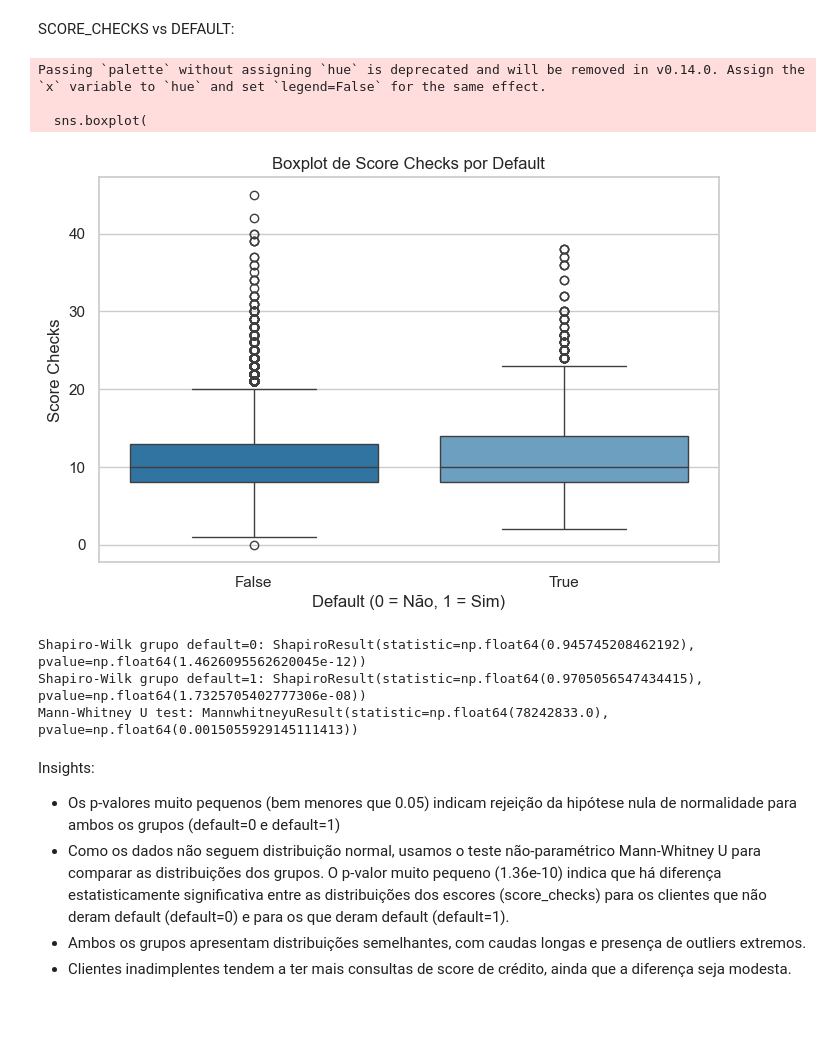
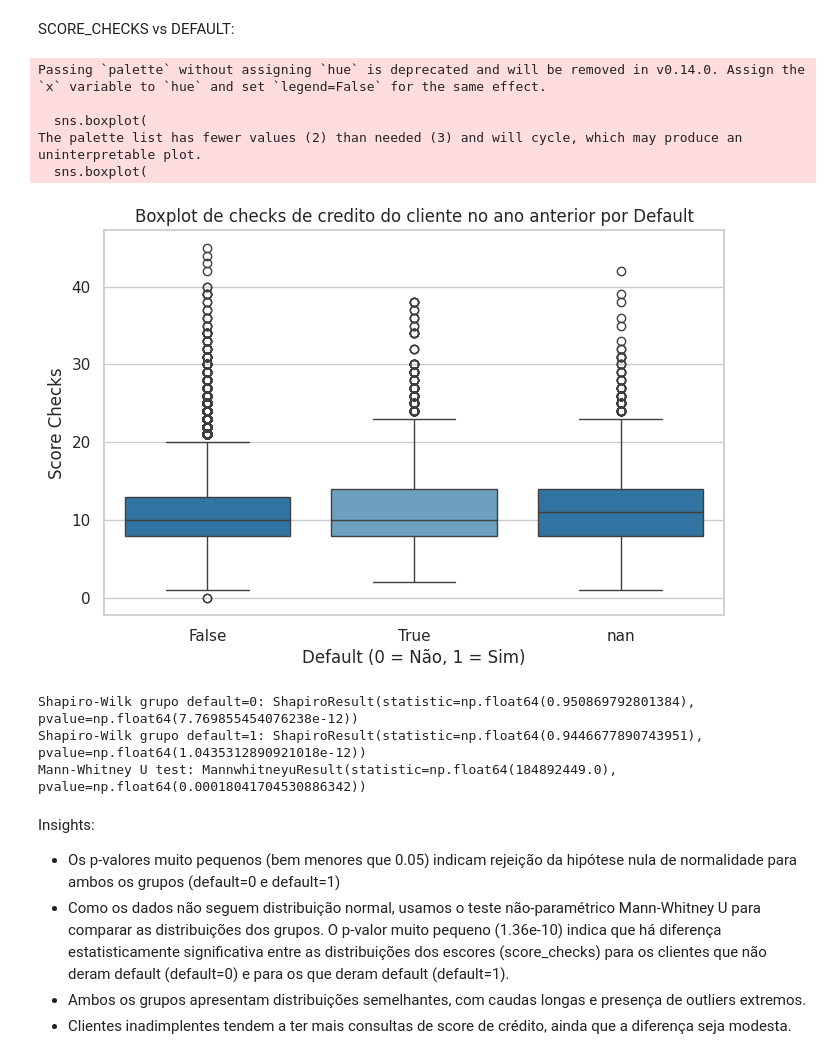
Before and after one commit to josieleferreira/credito_fintech, a Jupyter notebook: notebooks/EDA.ipynb, the cells around one changed output. Drawn from its saved outputs; the diff is of its cells as text; code cells hidden in the pictures; blank space fills up the shorter version.

```diff
--- a/notebooks/EDA.ipynb
+++ b/notebooks/EDA.ipynb
@@ -889,10 +874,10 @@ ________________________________________________________________________________
 _____________________________________________________________________________________________________________________________________________________________________________________________________________________________________________________
 # %%
 # Merge 1: Combina df_train com df_target
-merged_1 = pd.merge(df_train, df_target, on='ids', how='inner')
+merged_1 = pd.merge(df_train, df_target, on='ids', how='left')
 
 # Merge 2: Combina o resultado anterior com df_estruturado
-df_unique = pd.merge(merged_1, df_estruturado, on='ids', how='inner')
+df_unique = pd.merge(merged_1, df_estruturado, on='ids', how='left')
 # %%
 pd.set_option('display.max_columns', None)
 df_unique.head(1)
@@ -1114,23 +1095,25 @@ SCORE_CHECKS vs DEFAULT:
 # %%
 # Configuração de estilo
 sns.set(style="whitegrid")
 
 plt.figure(figsize=(8, 5))
 sns.boxplot(
     data=df_unique,
     x='default',
     y='score_checks',
     palette=['#1f77b4', '#5fa2ce']
 )
-plt.title("Boxplot de Score Checks por Default")
+plt.title("Boxplot de checks de credito do cliente no ano anterior por Default")
 plt.xlabel("Default (0 = Não, 1 = Sim)")
 plt.ylabel("Score Checks")
 plt.show()
 # %% [output]
 Passing `palette` without assigning `hue` is deprecated and will be removed in v0.14.0. Assign the `x` variable to `hue` and set `legend=False` for the same effect.
 
   sns.boxplot(
+The palette list has fewer values (2) than needed (3) and will cycle, which may produce an uninterpretable plot.
+  sns.boxplot(
-[figure, old version]
+[figure, new version]
 # %%
 # Teste estatistico de normalidade
 
@@ -1158,9 +1141,9 @@ print("Shapiro-Wilk grupo default=1:", shapiro_1)
 teste_mwu = mannwhitneyu(grupo_0, grupo_1, alternative='two-sided')
 print("Mann-Whitney U test:", teste_mwu)
 # %% [output]
-Shapiro-Wilk grupo default=0: ShapiroResult(statistic=np.float64(0.945745208462192), pvalue=np.float64(1.4626095562620045e-12))
-Shapiro-Wilk grupo default=1: ShapiroResult(statistic=np.float64(0.9705056547434415), pvalue=np.float64(1.7325705402777306e-08))
-Mann-Whitney U test: MannwhitneyuResult(statistic=np.float64(78242833.0), pvalue=np.float64(0.0015055929145111413))
+Shapiro-Wilk grupo default=0: ShapiroResult(statistic=np.float64(0.950869792801384), pvalue=np.float64(7.769855454076238e-12))
+Shapiro-Wilk grupo default=1: ShapiroResult(statistic=np.float64(0.9446677890743951), pvalue=np.float64(1.0435312890921018e-12))
+Mann-Whitney U test: MannwhitneyuResult(statistic=np.float64(184892449.0), pvalue=np.float64(0.00018041704530886342))
 # %% [markdown]
 Insights:
 - Os p-valores muito pequenos (bem menores que 0.05) indicam rejeição da hipótese nula de normalidade para ambos os grupos (default=0 e default=1)
```
Also changed, not shown: parts of 38 cells of this notebook.
